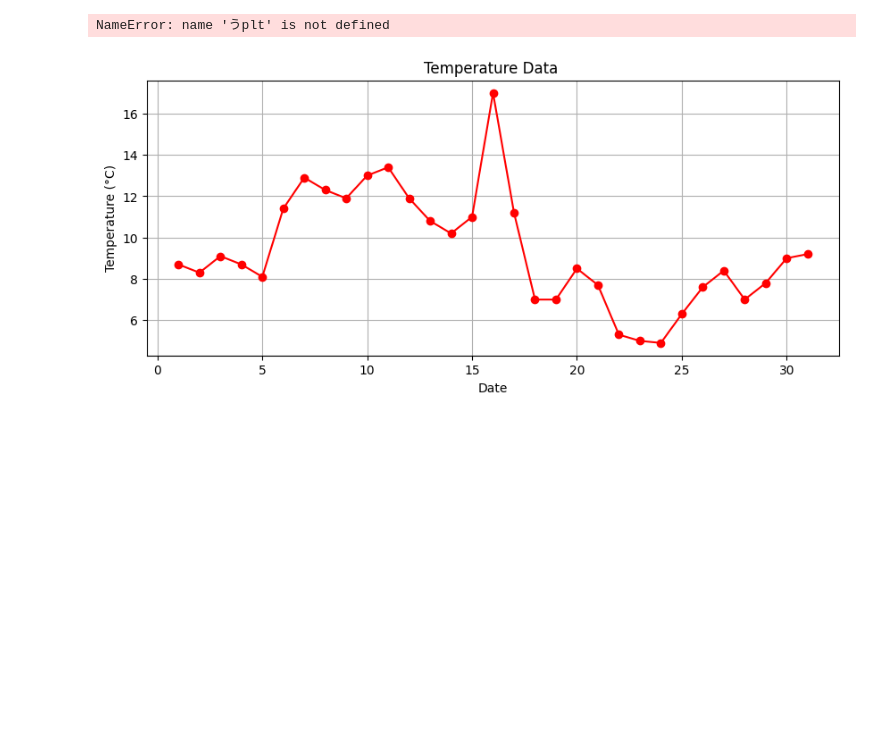
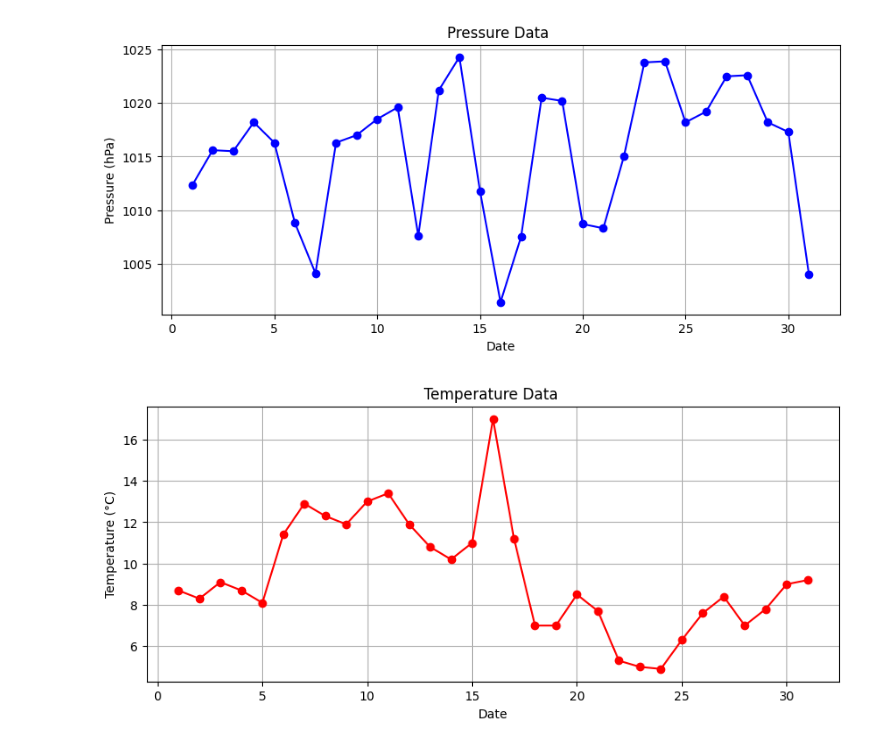
Before and after one commit to ss2322052/DS_Pro, a Jupyter notebook: analysis/analisis.ipynb, the cells around one changed output. Drawn from its saved outputs; the diff is of its cells as text; code cells hidden in the pictures; blank space fills up the shorter version.

```diff
--- a/analysis/analisis.ipynb
+++ b/analysis/analisis.ipynb
@@ -12,16 +12,16 @@ import matplotlib.pyplot as plt
 # %%
 pressure_data['Value'] = pressure_data['Value'].str.replace(' hPa', '').astype(float)
 
 # 数値部分のみを抽出しfloat型に変換
-うplt.figure(figsize=(10, 4))
+plt.figure(figsize=(10, 4))
 plt.plot(pressure_data['Date'], pressure_data['Value'], marker='o', color='blue')
 plt.title('Pressure Data ')
 plt.xlabel('Date')
 plt.ylabel('Pressure (hPa)')
 plt.grid(True)
 plt.show()
 # %% [output]
-NameError: name 'うplt' is not defined
+[figure, added]
 # %%
 
 
```
Also changed, not shown: parts of 5 cells of this notebook.
